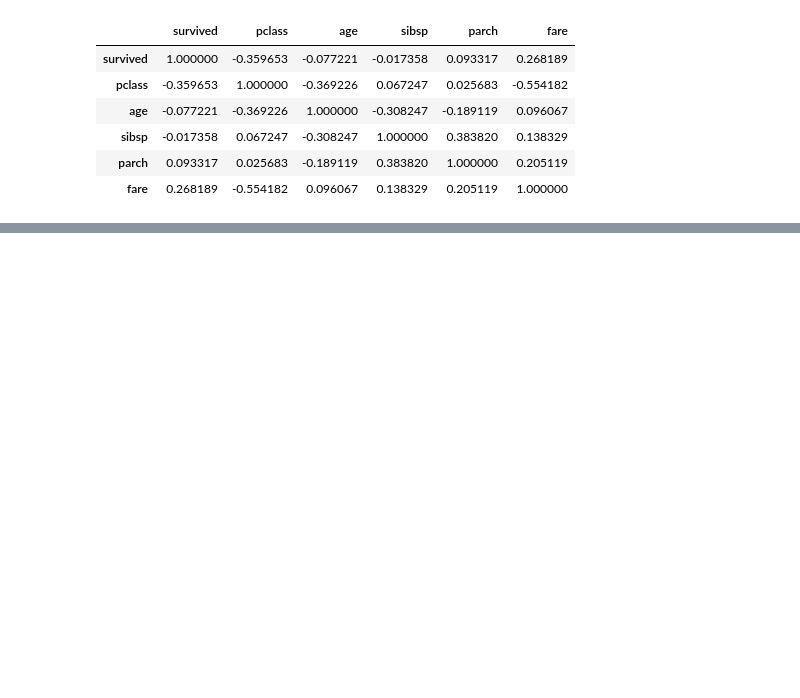
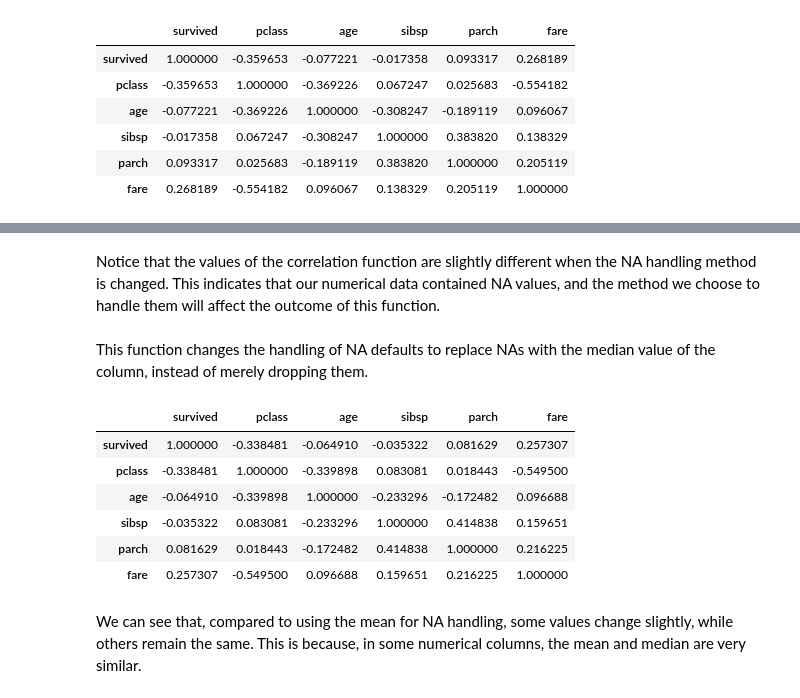
Before and after one commit to UBC-MDS/eda_mds, a Jupyter notebook: docs/example.ipynb, the cells around one changed output, grey strips where cells are left out. Drawn from its saved outputs; the diff is of its cells as text; code cells hidden in the pictures; blank space fills up the shorter version.

```diff
--- a/docs/example.ipynb
+++ b/docs/example.ipynb
@@ -265,0 +278,16 @@ cor_eda(df)
+# %% [markdown]
+Notice that the values of the correlation function are slightly different when the NA handling method is changed. This indicates that our numerical data contained NA values, and the method we choose to handle them will affect the outcome of this function.
+# %% [markdown]
+This function changes the handling of NA defaults to replace NAs with the median value of the column, instead of merely dropping them.
+# %%
+cor_eda(df, na_handling="median")
+# %% [output]
+|  | survived | pclass | age | sibsp | parch | fare |
+| survived | 1.000000 | -0.338481 | -0.064910 | -0.035322 | 0.081629 | 0.257307 |
+| pclass | -0.338481 | 1.000000 | -0.339898 | 0.083081 | 0.018443 | -0.549500 |
+| age | -0.064910 | -0.339898 | 1.000000 | -0.233296 | -0.172482 | 0.096688 |
+| sibsp | -0.035322 | 0.083081 | -0.233296 | 1.000000 | 0.414838 | 0.159651 |
+| parch | 0.081629 | 0.018443 | -0.172482 | 0.414838 | 1.000000 | 0.216225 |
+| fare | 0.257307 | -0.549500 | 0.096688 | 0.159651 | 0.216225 | 1.000000 |
+# %% [markdown]
+We can see that, compared to using the mean for NA handling, some values change slightly, while others remain the same. This is because, in some numerical columns, the mean and median are very similar.
```
Also changed, not shown: parts of 2 cells of this notebook.
